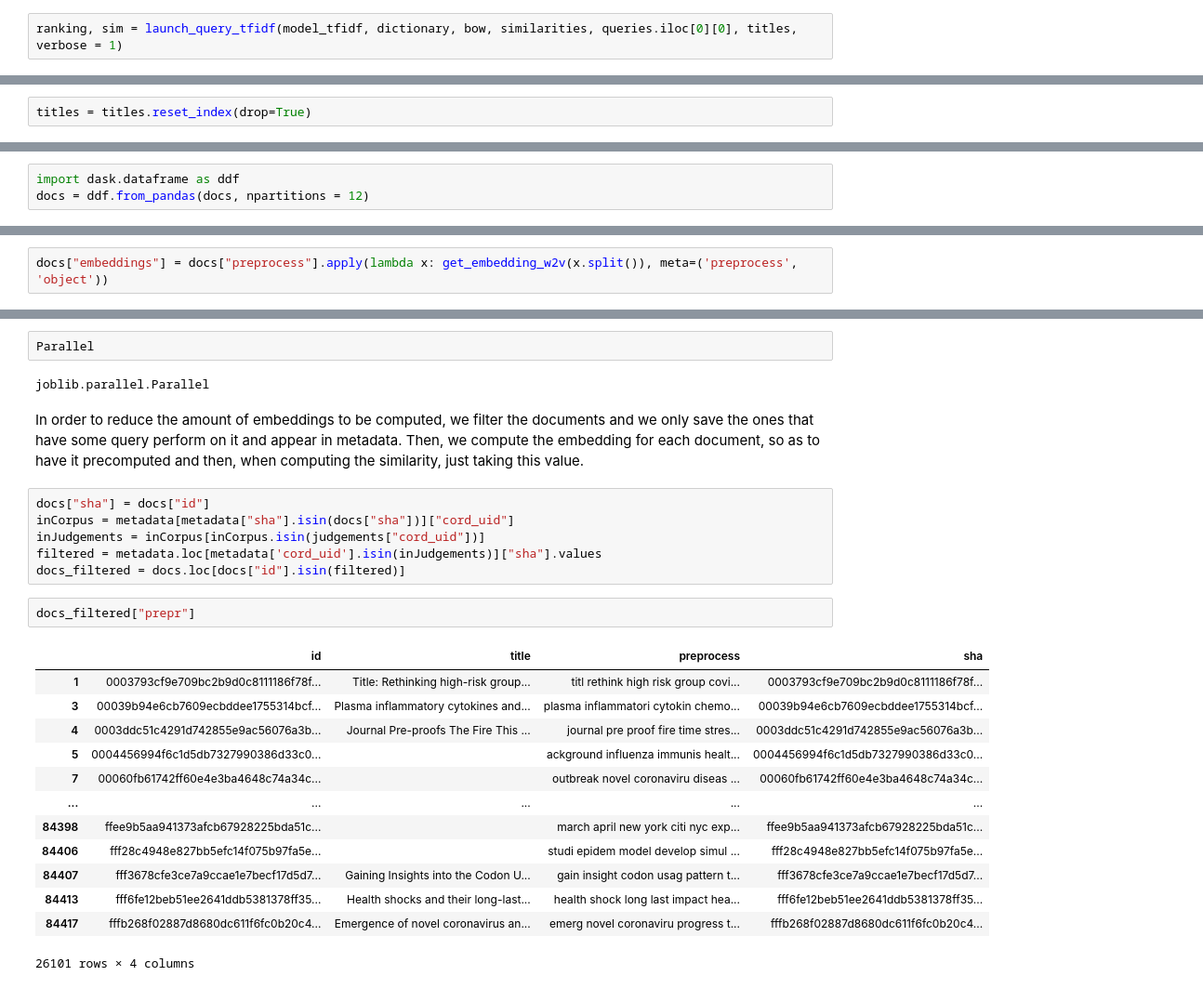
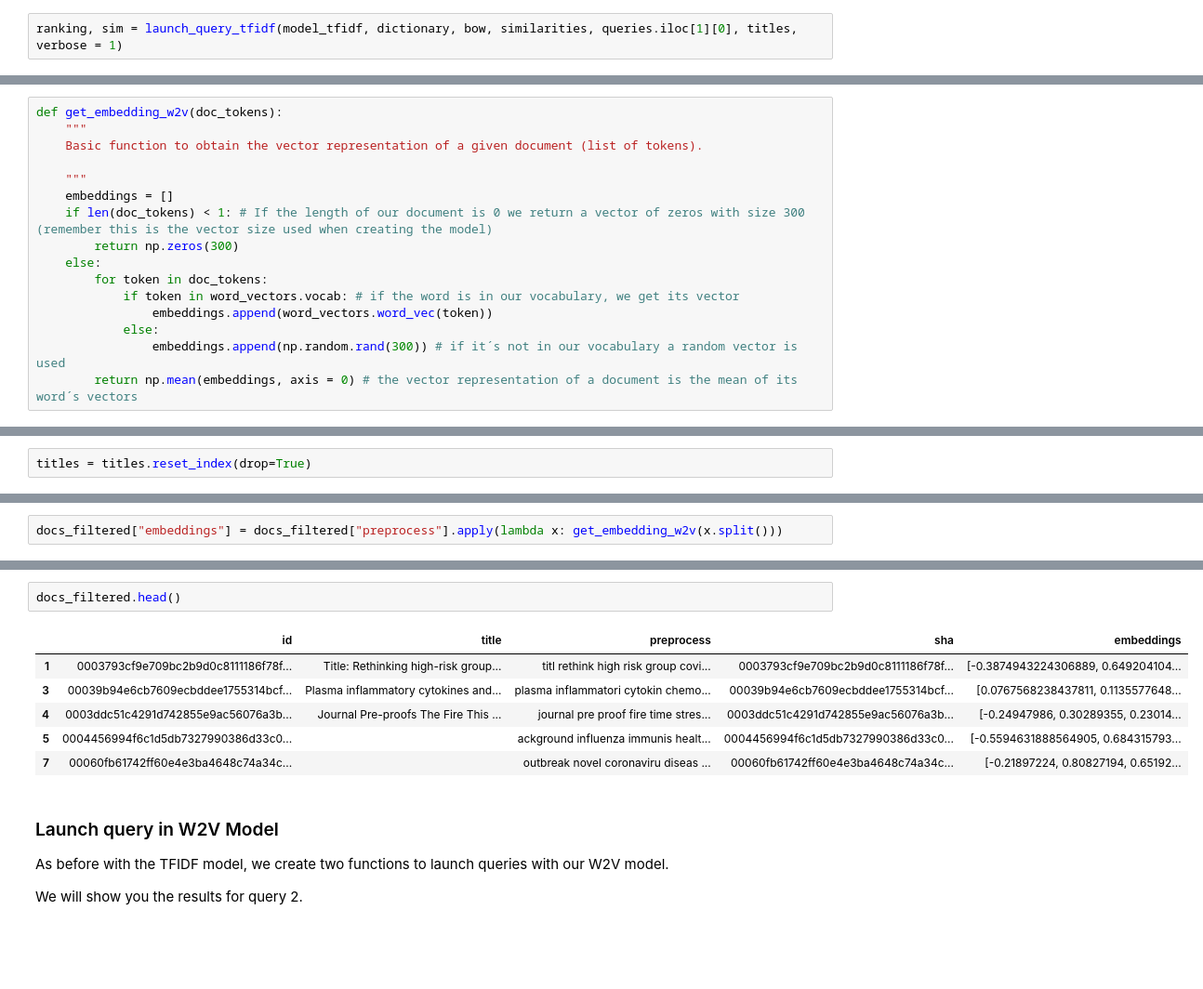
Before and after one commit to themrcesi/Biomedical-Informatics, a Jupyter notebook: Information Retrieval Engine/src/IRSystem.ipynb, the cells around one changed output, grey strips where cells are left out. Shown at 93% size. Drawn from its saved outputs; the diff is of its cells as text; blank space fills up the shorter version.

Commit message:
Word2Vec and comments

```diff
--- a/Information Retrieval Engine/src/IRSystem.ipynb
+++ b/Information Retrieval Engine/src/IRSystem.ipynb
@@ -261,3 +313,3 @@ def preprocess_query_tfidf(query, stopset):
 # %%
-ranking, sim = launch_query_tfidf(model_tfidf, dictionary, bow, similarities, queries.iloc[0][0], titles, verbose = 1)
+ranking, sim = launch_query_tfidf(model_tfidf, dictionary, bow, similarities, queries.iloc[1][0], titles, verbose = 1)
 # %% [output]
@@ -675,0 +745,16 @@ def get_embedding_w2v_par(doc_tokens):
+# %%
+def get_embedding_w2v(doc_tokens):
+    """
+    Basic function to obtain the vector representation of a given document (list of tokens).
+
+    """
+    embeddings = []
+    if len(doc_tokens) < 1: # If the length of our document is 0 we return a vector of zeros with size 300 (remember this is the vector size used when creating the model)
+        return np.zeros(300)
+    else:
+        for token in doc_tokens:
+            if token in word_vectors.vocab: # if the word is in our vocabulary, we get its vector
+                embeddings.append(word_vectors.word_vec(token))
+            else:
+                embeddings.append(np.random.rand(300)) # if it´s not in our vocabulary a random vector is used
+        return np.mean(embeddings, axis = 0) # the vector representation of a document is the mean of its word´s vectors
@@ -698,3 +791,0 @@ docs
-# %%
-import dask.dataframe as ddf
-docs = ddf.from_pandas(docs, npartitions = 12)
@@ -701,2 +807,2 @@ docs = ddf.from_pandas(docs, npartitions = 12)
 # %%
-docs["embeddings"] = docs["preprocess"].apply(lambda x: get_embedding_w2v(x.split()), meta=('preprocess', 'object'))
+docs_filtered["embeddings"] = docs_filtered["preprocess"].apply(lambda x: get_embedding_w2v(x.split()))
@@ -733,29 +821,15 @@ array([-6.09078177e-01,  4.07745631e-01, -7.44885512e-01, -9.22567532e-02,
-# %%
-Parallel
-# %% [output]
-joblib.parallel.Parallel
-# %% [markdown]
-In order to reduce the amount of embeddings to be computed, we filter the documents and we only save the ones that have some query perform on it and appear in metadata.
-Then, we compute the embedding for each document, so as to have it precomputed and then, when computing the similarity, just taking this value.
-# %%
-docs["sha"] = docs["id"]
-inCorpus = metadata[metadata["sha"].isin(docs["sha"])]["cord_uid"]
-inJudgements = inCorpus[inCorpus.isin(judgements["cord_uid"])]
-filtered = metadata.loc[metadata['cord_uid'].isin(inJudgements)]["sha"].values
-docs_filtered = docs.loc[docs["id"].isin(filtered)]
 # %%
-docs_filtered["prepr"]
+docs_filtered.head()
 # %% [output]
-|  | id | title | preprocess | sha |
-| 1 | 0003793cf9e709bc2b9d0c8111186f78f... | Title: Rethinking high-risk group... | titl rethink high risk group covi... | 0003793cf9e709bc2b9d0c8111186f78f... |
-| 3 | 00039b94e6cb7609ecbddee1755314bcf... | Plasma inflammatory cytokines and... | plasma inflammatori cytokin chemo... | 00039b94e6cb7609ecbddee1755314bcf... |
-| 4 | 0003ddc51c4291d742855e9ac56076a3b... | Journal Pre-proofs The Fire This ... | journal pre proof fire time stres... | 0003ddc51c4291d742855e9ac56076a3b... |
-| 5 | 0004456994f6c1d5db7327990386d33c0... |  | ackground influenza immunis healt... | 0004456994f6c1d5db7327990386d33c0... |
-| 7 | 00060fb61742ff60e4e3ba4648c74a34c... |  | outbreak novel coronaviru diseas ... | 00060fb61742ff60e4e3ba4648c74a34c... |
-| ... | ... | ... | ... | ... |
-| 84398 | ffee9b5aa941373afcb67928225bda51c... |  | march april new york citi nyc exp... | ffee9b5aa941373afcb67928225bda51c... |
-| 84406 | fff28c4948e827bb5efc14f075b97fa5e... |  | studi epidem model develop simul ... | fff28c4948e827bb5efc14f075b97fa5e... |
-| 84407 | fff3678cfe3ce7a9ccae1e7becf17d5d7... | Gaining Insights into the Codon U... | gain insight codon usag pattern t... | fff3678cfe3ce7a9ccae1e7becf17d5d7... |
-| 84413 | fff6fe12beb51ee2641ddb5381378ff35... | Health shocks and their long-last... | health shock long last impact hea... | fff6fe12beb51ee2641ddb5381378ff35... |
-| 84417 | fffb268f02887d8680dc611f6fc0b20c4... | Emergence of novel coronavirus an... | emerg novel coronaviru progress t... | fffb268f02887d8680dc611f6fc0b20c4... |
+|  | id | title | preprocess | sha | embeddings |
+| 1 | 0003793cf9e709bc2b9d0c8111186f78f... | Title: Rethinking high-risk group... | titl rethink high risk group covi... | 0003793cf9e709bc2b9d0c8111186f78f... | [-0.3874943224306889, 0.649204104... |
+| 3 | 00039b94e6cb7609ecbddee1755314bcf... | Plasma inflammatory cytokines and... | plasma inflammatori cytokin chemo... | 00039b94e6cb7609ecbddee1755314bcf... | [0.0767568238437811, 0.1135577648... |
+| 4 | 0003ddc51c4291d742855e9ac56076a3b... | Journal Pre-proofs The Fire This ... | journal pre proof fire time stres... | 0003ddc51c4291d742855e9ac56076a3b... | [-0.24947986, 0.30289355, 0.23014... |
+| 5 | 0004456994f6c1d5db7327990386d33c0... |  | ackground influenza immunis healt... | 0004456994f6c1d5db7327990386d33c0... | [-0.5594631888564905, 0.684315793... |
+| 7 | 00060fb61742ff60e4e3ba4648c74a34c... |  | outbreak novel coronaviru diseas ... | 00060fb61742ff60e4e3ba4648c74a34c... | [-0.21897224, 0.80827194, 0.65192... |
-26101 rows × 4 columns
+# %% [markdown]
+### Launch query in W2V Model
+
+As before with the TFIDF model, we create two functions to launch queries with our W2V model.
+
+We will show you the results for query 2.
```
Also changed, not shown: parts of 96 cells of this notebook, 1 other file.
